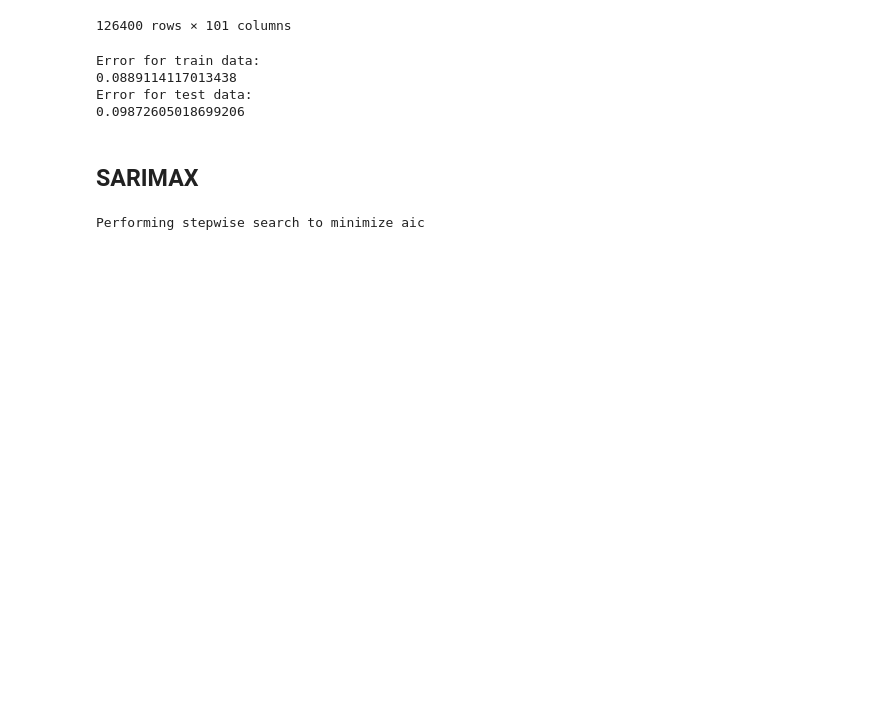
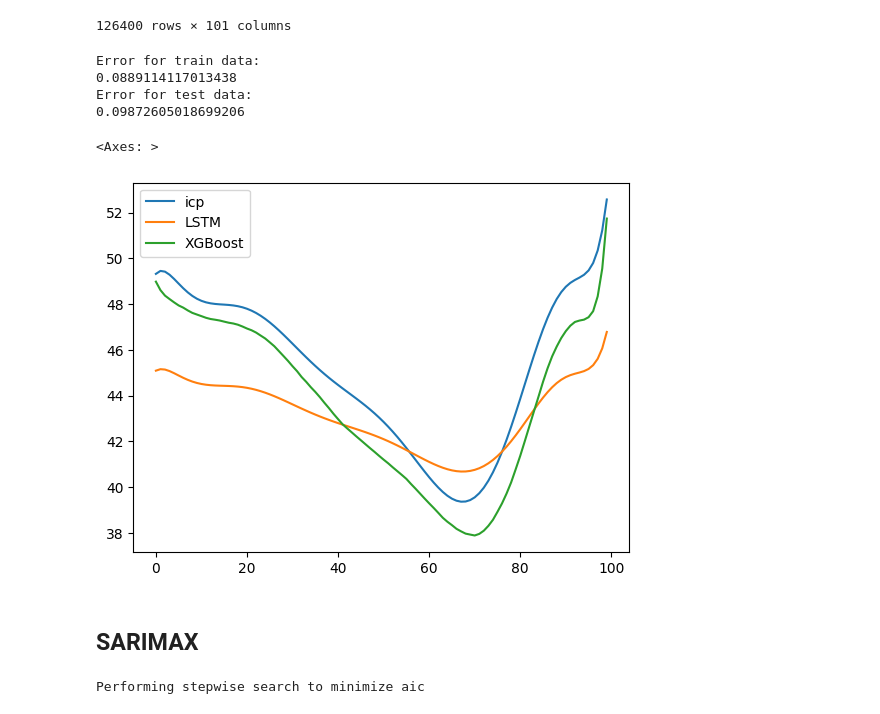
Before and after one commit to IgnacyBerent/time_series_analysis_course, a Jupyter notebook: final_project/final_project_test_2.ipynb, the cells around one changed output. Drawn from its saved outputs; the diff is of its cells as text; code cells hidden in the pictures; blank space fills up the shorter version.

```diff
--- a/final_project/final_project_test_2.ipynb
+++ b/final_project/final_project_test_2.ipynb
@@ -483,6 +483,11 @@ for i in range(len(test)):
   current_batch = np.append(current_batch[:,1:], current_pred).reshape(-1, n_lag)
 # %%
 df_comp['XGBoost'] = test_pred
+# %%
+df_comp.plot()
+# %% [output]
+<Axes: >
+[figure, added]
 # %% [markdown]
 ## SARIMAX
 # %%
```
Also changed, not shown: parts of 1 cell of this notebook.
